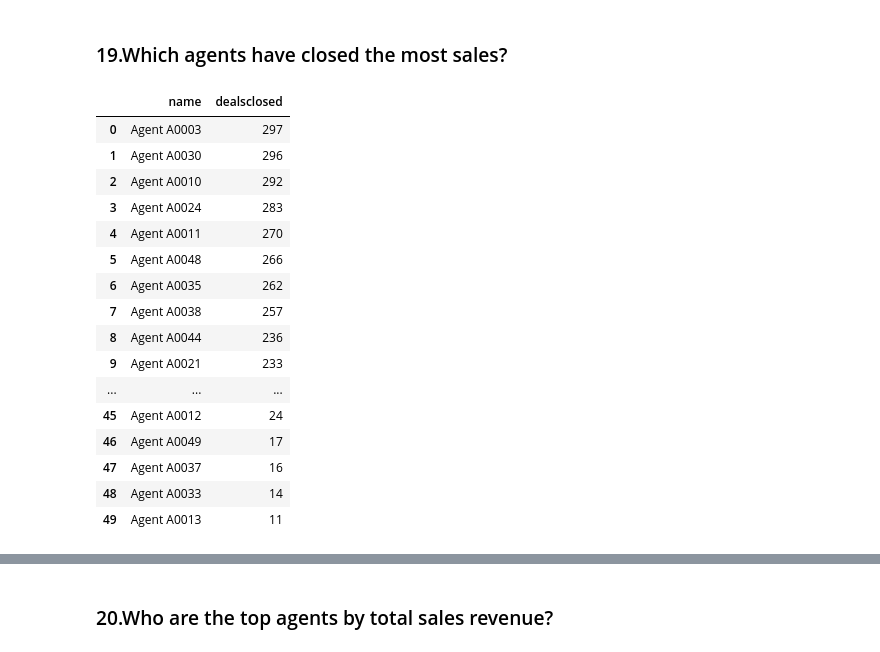
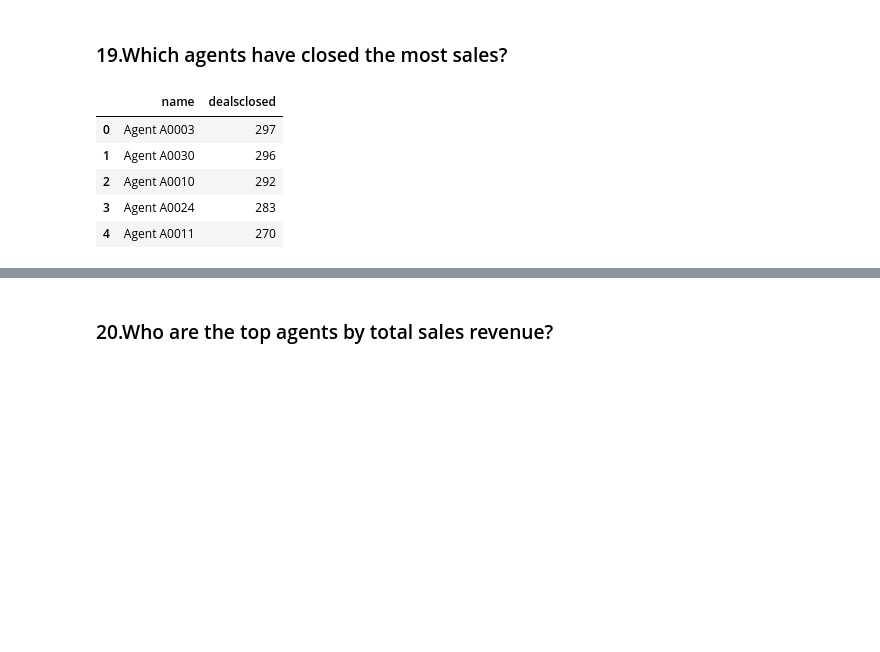
Before and after one commit to mukundnaramesh2605/guvi-python-sql-pandas-project-1, a Jupyter notebook: project.ipynb, the cells around one changed output, grey strips where cells are left out. Saved outputs shown, nothing was run; the diff lists cells and outputs as text; code cells hidden in the pictures; blank space fills up the shorter version.

```diff
--- a/project.ipynb
+++ b/project.ipynb
@@ -1007,27 +1014,16 @@ display(result18)
 # %%
 query19 = """
 select name,dealsclosed from agents order by dealsclosed desc;
 """
 result19 = pd.read_sql(query19, conn)
-display(result19)
+display(result19.head())
 # %% [output]
 |  | name | dealsclosed |
 | 0 | Agent A0003 | 297 |
 | 1 | Agent A0030 | 296 |
 | 2 | Agent A0010 | 292 |
 | 3 | Agent A0024 | 283 |
 | 4 | Agent A0011 | 270 |
-| 5 | Agent A0048 | 266 |
-| 6 | Agent A0035 | 262 |
-| 7 | Agent A0038 | 257 |
-| 8 | Agent A0044 | 236 |
-| 9 | Agent A0021 | 233 |
-| ... | ... | ... |
-| 45 | Agent A0012 | 24 |
-| 46 | Agent A0049 | 17 |
-| 47 | Agent A0037 | 16 |
-| 48 | Agent A0033 | 14 |
-| 49 | Agent A0013 | 11 |
 # %%
 query_19_2 = """
 select a.agentid,a.name,count(s.listingid) as closed_sales from listings l
```
Also changed, not shown: parts of 23 cells of this notebook, 1 other file.
